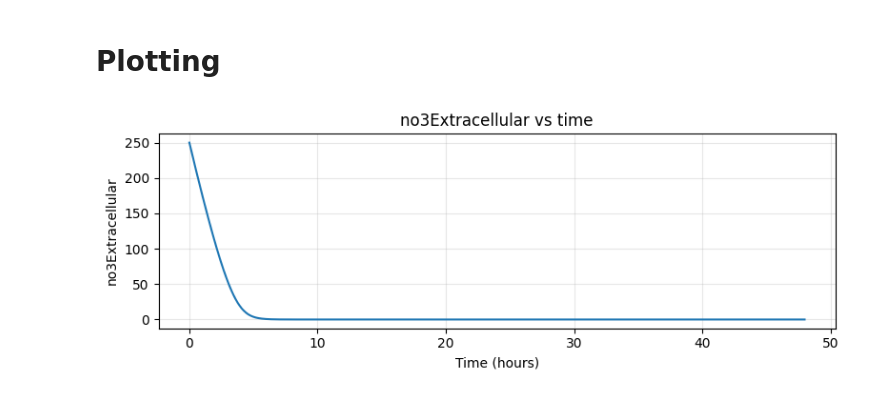
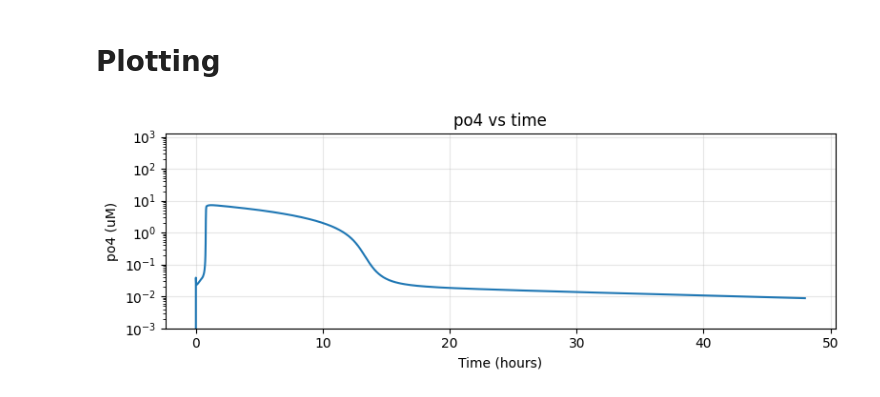
Before and after one commit to Ablacat/BME260PBL2, a Jupyter notebook: pbl2.ipynb, the cells around one changed output. Saved outputs shown, nothing was run; the diff lists cells and outputs as text; code cells hidden in the pictures.

```diff
--- a/pbl2.ipynb
+++ b/pbl2.ipynb
@@ -284,7 +279,7 @@ def dRNAPolymersedt(_rnaPolymerase, _mRNA, _ribosome):
 ## Total Rate Equation
 # %%
 def dYdt(_t, _y):
-    no3Extracellular, no3Cell, no2, no, n2o, n2, nr, nir, nor, nosz, narx, no3Narx, narl, narlp, norr, noNorr, nnrr, noNnrr, hpo4Extracellular, hpo4Cell, hpo4Compartment, po4, caCell, caCompartment, ca3po4, hExtracellular, hCell, hCompartment, mRNA, nrmRNA, nirmRNA, normRNA, noszmRNA, ribosome, rnaPolymerase = _y
+    no3Extracellular, no3Cell, no2, no, n2o, n2, nr, nir, nor, nosz, narx, no3Narx, narl, narlp, norr, noNorr, nnrr, noNnrr, hpo4Extracellular, hpo4Cell, hpo4Compartment, po4, caCell, caCompartment, ca3po4, hExtracellular, hCell, hCompartment, mRNA, nrmRNA, nirmRNA, normRNA, noszmRNA, ribosome, transcriptionResource = _y
 
 
     return [dNo3Extracellulardt(no3Extracellular, no3Cell),
@@ -315,13 +310,13 @@ def dYdt(_t, _y):
             dHExtracellulardt(hExtracellular, hpo4Extracellular, no3Extracellular),
             dHCelldt(hExtracellular, hCell, hCompartment, nr, no3Cell, nir, no2, nor, no, nosz, n2o, n2),
             dHCompartmentdt(hCell, hCompartment, hpo4Compartment, po4),
-            dmRNAdt(mRNA, rnaPolymerase),
-            dmRNAActivateddt(nrmRNA, narlp, narlpEc50, rnaPolymerase),
-            dmRNAActivateddt(nirmRNA, narlp, narlpEc50, rnaPolymerase),
-            dmRNAActivateddt(normRNA, noNorr, noNorrEc50, rnaPolymerase),
-            dmRNAActivateddt(noszmRNA, noNnrr, noNnrrEc50, rnaPolymerase),
+            dmRNAdt(mRNA, transcriptionResource),
+            dmRNAActivateddt(nrmRNA, narlp, narlpEc50, transcriptionResource),
+            dmRNAActivateddt(nirmRNA, narlp, narlpEc50, transcriptionResource),
+            dmRNAActivateddt(normRNA, noNorr, noNorrEc50, transcriptionResource),
+            dmRNAActivateddt(noszmRNA, noNnrr, noNnrrEc50, transcriptionResource),
             dRibosomedt(ribosome),
-            dRNAPolymersedt(rnaPolymerase, mRNA, ribosome)]
+            dTranscriptionResourcedt(transcriptionResource, mRNA, ribosome)]
 # %% [markdown]
 # Initial Conditions
 # %%
@@ -340,7 +335,7 @@ hExtracellular = 0.0001 #pH 10
 hCell = 0.1
 hCompartment = 0.1
 ribosome = 3 * 0.1 #high end, but assume only 10% of ribosomes used for each different mRNA
-rnaPolymerase = 0.01 #mid range
+transcriptionResource = 0.01 #mid range
 # %% [markdown]
 # Simulation
 # %%
@@ -349,7 +344,7 @@ t0, tf = 0.0, 48# 48 hours
 y = [no3Extracellular, no3Cell, no2, no, n2o, n2, nr, nir, nor, nosz, 0, 0, 0, 0, 0, 0, 0, 0,
      hpo4Extracellular, 0, 0, 0, 0, 0, 0,
      hExtracellular, hCell, hCompartment,
-     0, 0, 0, 0, 0, ribosome, rnaPolymerase]
+     0, 0, 0, 0, 0, ribosome, transcriptionResource]
 
 T = np.arange(t0, tf, 1/60, dtype = float) # time points for ODE solver (every minute)
 sol = scipy.integrate.solve_ivp(dYdt, (t0, tf), y, method='LSODA', t_eval = T) # initial ODE solution for the entire time span (every minute)
@@ -392,7 +387,7 @@ nirmRNA = Y[:, 30]
 normRNA = Y[:, 31]
 noszmRNA = Y[:, 32]
 ribosome = Y[:, 33]
-rnaPolymerase = Y[:, 34]
+transcriptionResource = Y[:, 34]
 
 t = T
 # %% [markdown]
@@ -400,56 +395,59 @@ t = T
 # %%
 # Plot each state variable versus time
 state_variables = [
-    ("no3Extracellular", no3Extracellular),
-    ("no3Cell", no3Cell),
-    ("no2", no2),
-    ("no", no),
-    ("n2o", n2o),
-    ("n2", n2),
-    ("nr", nr),
-    ("nir", nir),
-    ("nor", nor),
-    ("nosz", nosz),
-    ("narx", narx),
-    ("no3Narx", no3Narx),
-    ("narl", narl),
-    ("narlp", narlp),
-    ("norr", norr),
-    ("noNorr", noNorr),
-    ("nnrr", nnrr),
-    ("noNnrr", noNnrr),
-    ("hpo4Extracellular", hpo4Extracellular),
-    ("hpo4Cell", hpo4Cell),
-    ("hpo4Compartment", hpo4Compartment),
+    # ("no3Extracellular", no3Extracellular),
+    # ("no3Cell", no3Cell),
+    # ("no2", no2),
+    # ("no", no),
+    # ("n2o", n2o),
+    # ("n2", n2),
+    # ("nr", nr),
+    # ("nir", nir),
+    # ("nor", nor),
+    # ("nosz", nosz),
+    # ("narx", narx),
+    # ("no3Narx", no3Narx),
+    # ("narl", narl),
+    # ("narlp", narlp),
+    # ("norr", norr),
+    # ("noNorr", noNorr),
+    # ("nnrr", nnrr),
+    # ("noNnrr", noNnrr),
+    # ("hpo4Extracellular", hpo4Extracellular),
+    # ("hpo4Cell", hpo4Cell),
+    # ("hpo4Compartment", hpo4Compartment),
     ("po4", po4),
-    ("caCell", caCell),
-    ("caCompartment", caCompartment),
-    ("ca3po4", ca3po4),
-    ("hExtracellular", hExtracellular),
-    ("hCell", hCell),
-    ("hCompartment", hCompartment),
+    # ("caCell", caCell),
+    # ("caCompartment", caCompartment),
+    # ("ca3po4", ca3po4),
+    # ("hExtracellular", hExtracellular),
+    # ("hCell", hCell),
+    # ("hCompartment", hCompartment),
     # ("mRNA", mRNA),
     # ("nrmRNA", nrmRNA),
     # ("nirmRNA", nirmRNA),
     # ("normRNA", normRNA),
     # ("noszmRNA", noszmRNA),
     # ("ribosome", ribosome),
-    # ("rnaPolymerase", rnaPolymerase)
+    # ("Transcription Resources", transcriptionResource)
 ]
 for name, values in state_variables:
     plt.figure(figsize=(8, 3))
     plt.plot(t, values)
     plt.title(f"{name} vs time")
     plt.xlabel("Time (hours)")
-    plt.ylabel(name)
+    plt.ylabel(name + " (uM)")
+    plt.yscale('log')
+    # plt.xlim(1,1.5)
+    plt.ylim(10**-3, 1250)
     #if hydrogen, also plot pH on secondary axis
     if "hE" in name or "hC" in name:
         pH = 6 - np.log10(values)
         plt.twinx().plot(t, pH, color='orange', label='pH')
         plt.ylabel("pH")
         plt.legend(loc='upper right')
     plt.grid(True, alpha=0.3)
     plt.tight_layout()
     plt.show()
 # %% [output]
-[figure, old version]
+[figure, new version]
```
Also changed, not shown: parts of 11 cells of this notebook.
